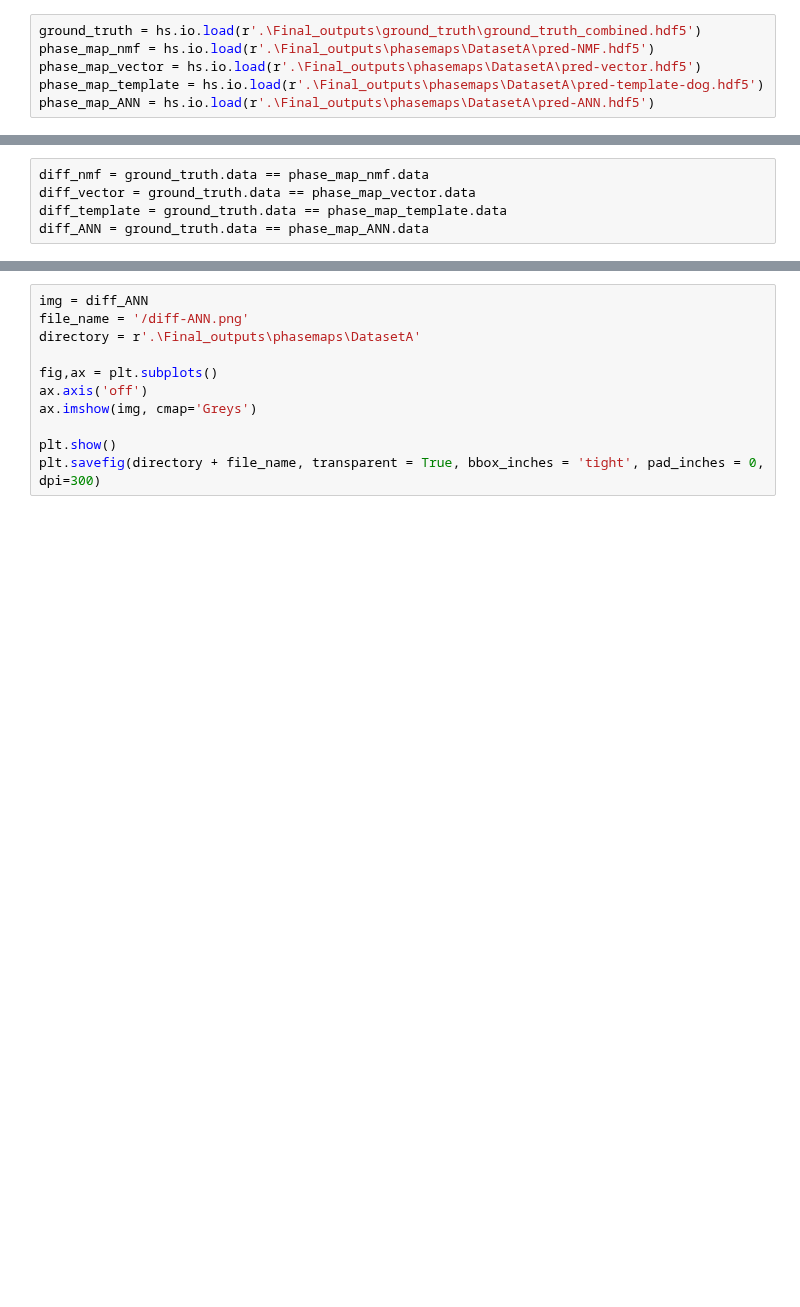
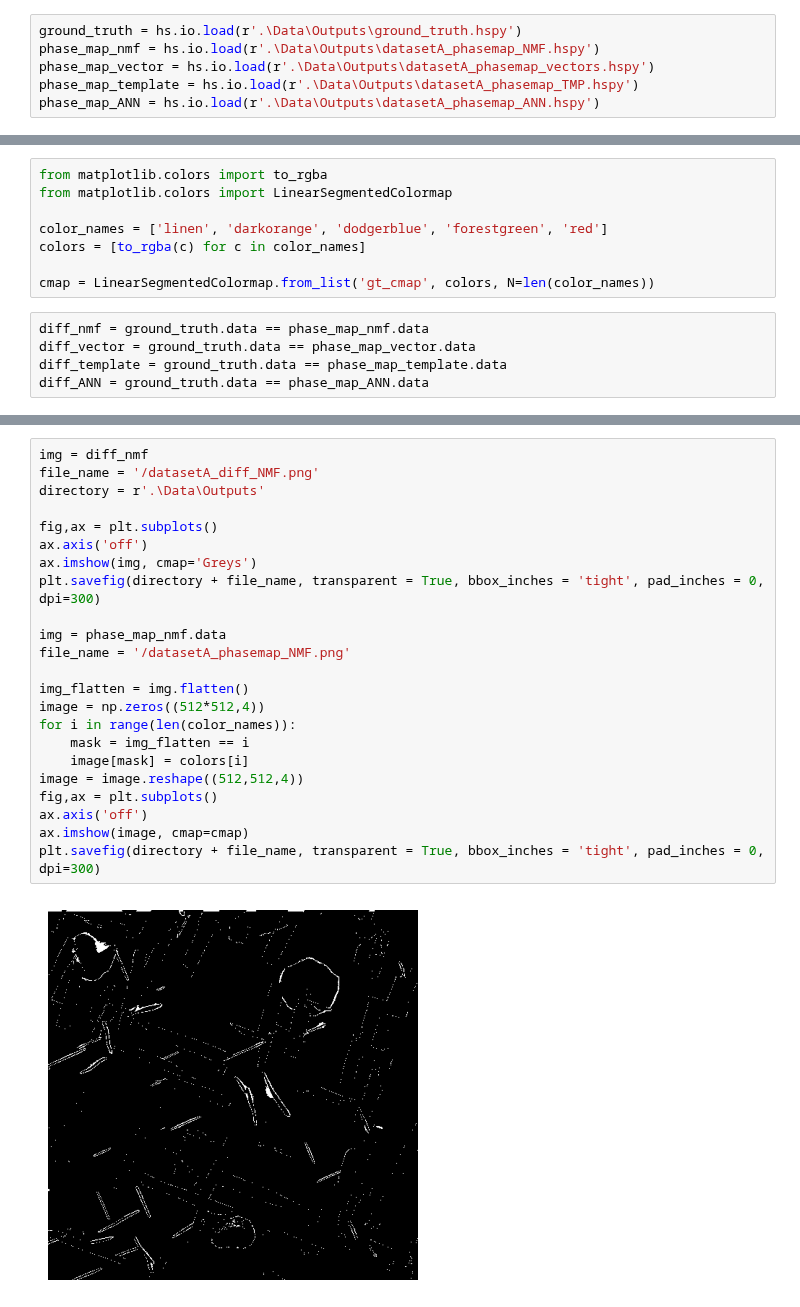
Before and after one commit to elisathr/SPED-phase-mapping, a Jupyter notebook: Determine_accuracy.ipynb, the cells around one changed output, grey strips where cells are left out. Cells and saved outputs as stored; diff of their text form; blank space fills up the shorter version.

```diff
--- a/Determine_accuracy.ipynb
+++ b/Determine_accuracy.ipynb
@@ -13,11 +15,11 @@ from tqdm import tqdm
 # %% [markdown]
 ### Load phase maps and ground truth
 # %%
-ground_truth = hs.io.load(r'.\Final_outputs\ground_truth\ground_truth_combined.hdf5')
-phase_map_nmf = hs.io.load(r'.\Final_outputs\phasemaps\DatasetA\pred-NMF.hdf5')
-phase_map_vector = hs.io.load(r'.\Final_outputs\phasemaps\DatasetA\pred-vector.hdf5')
-phase_map_template = hs.io.load(r'.\Final_outputs\phasemaps\DatasetA\pred-template-dog.hdf5')
-phase_map_ANN = hs.io.load(r'.\Final_outputs\phasemaps\DatasetA\pred-ANN.hdf5')
+ground_truth = hs.io.load(r'.\Data\Outputs\ground_truth.hspy')
+phase_map_nmf = hs.io.load(r'.\Data\Outputs\datasetA_phasemap_NMF.hspy')
+phase_map_vector = hs.io.load(r'.\Data\Outputs\datasetA_phasemap_vectors.hspy')
+phase_map_template = hs.io.load(r'.\Data\Outputs\datasetA_phasemap_TMP.hspy')
+phase_map_ANN = hs.io.load(r'.\Data\Outputs\datasetA_phasemap_ANN.hspy')
 # %% [markdown]
 ### Estimate the error
 # %%
@@ -42,3 +44,11 @@ ANN mislabels 0.99% of the pixels.
+# %%
+from matplotlib.colors import to_rgba
+from matplotlib.colors import LinearSegmentedColormap
+
+color_names = ['linen', 'darkorange', 'dodgerblue', 'forestgreen', 'red']
+colors = [to_rgba(c) for c in color_names]
+
+cmap = LinearSegmentedColormap.from_list('gt_cmap', colors, N=len(color_names))
 # %%
 diff_nmf = ground_truth.data == phase_map_nmf.data
 diff_vector = ground_truth.data == phase_map_vector.data
@@ -47,11 +59,25 @@ diff_ANN = ground_truth.data == phase_map_ANN.data
 # %%
-img = diff_ANN
-file_name = '/diff-ANN.png'
-directory = r'.\Final_outputs\phasemaps\DatasetA'
+img = diff_nmf
+file_name = '/datasetA_diff_NMF.png'
+directory = r'.\Data\Outputs'
 
 fig,ax = plt.subplots()
 ax.axis('off')
 ax.imshow(img, cmap='Greys')
+plt.savefig(directory + file_name, transparent = True, bbox_inches = 'tight', pad_inches = 0, dpi=300)
 
-plt.show()
+img = phase_map_nmf.data
+file_name = '/datasetA_phasemap_NMF.png'
+
+img_flatten = img.flatten()
+image = np.zeros((512*512,4))
+for i in range(len(color_names)):
+    mask = img_flatten == i
+    image[mask] = colors[i]
+image = image.reshape((512,512,4))
+fig,ax = plt.subplots()
+ax.axis('off')
+ax.imshow(image, cmap=cmap)
 plt.savefig(directory + file_name, transparent = True, bbox_inches = 'tight', pad_inches = 0, dpi=300)
+# %% [output]
+[figure, added]
```
Also changed, not shown: parts of 14 cells of this notebook.
